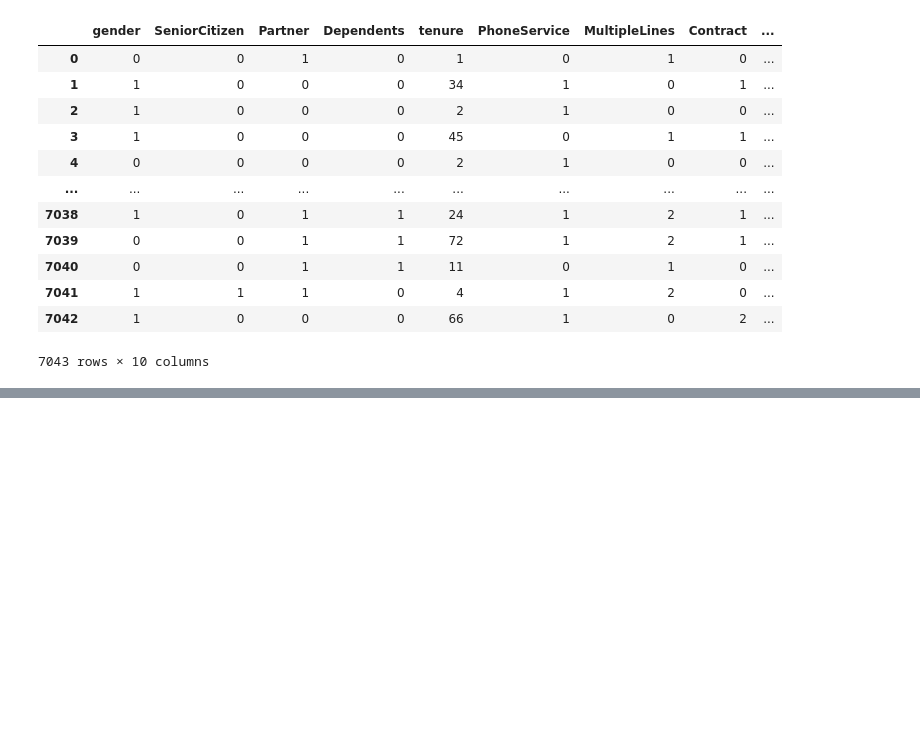
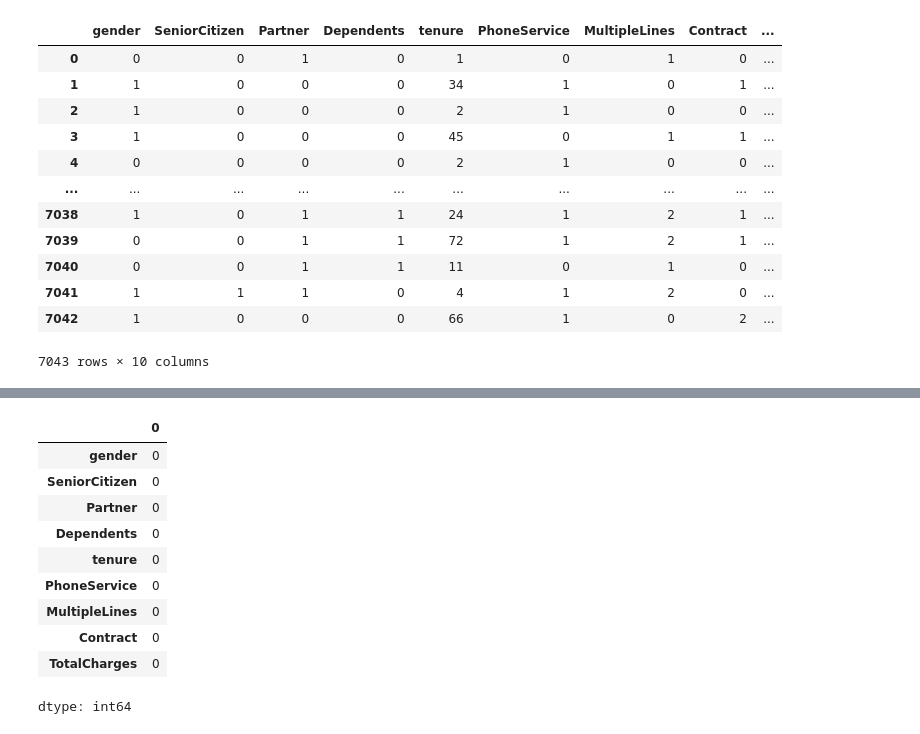
Before and after one commit to ojaspaul123/ML-Experiments, a Jupyter notebook: ML_Projects/Churn Prediction/churn_prediction.ipynb, the cells around one changed output, grey strips where cells are left out. Saved outputs shown, nothing was run; the diff lists cells and outputs as text; code cells hidden in the pictures; blank space fills up the shorter version.

```diff
--- a/ML_Projects/Churn Prediction/churn_prediction.ipynb
+++ b/ML_Projects/Churn Prediction/churn_prediction.ipynb
@@ -85,0 +165,14 @@ df
+# %%
+X_train.isnull().sum()
+# %% [output]
+|  | 0 |
+| gender | 0 |
+| SeniorCitizen | 0 |
+| Partner | 0 |
+| Dependents | 0 |
+| tenure | 0 |
+| PhoneService | 0 |
+| MultipleLines | 0 |
+| Contract | 0 |
+| TotalCharges | 0 |
+dtype: int64
```
Also changed, not shown: parts of 21 cells of this notebook.
